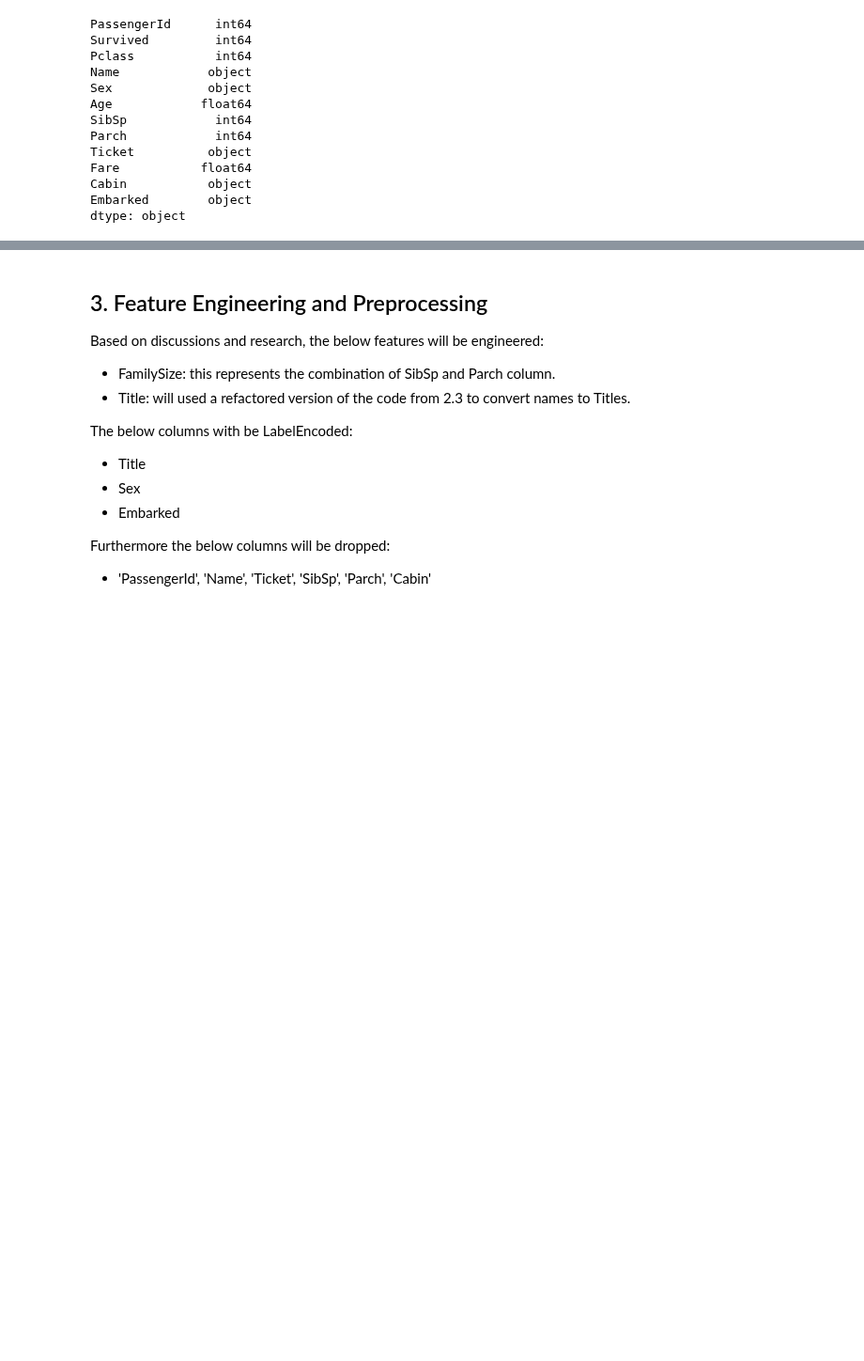
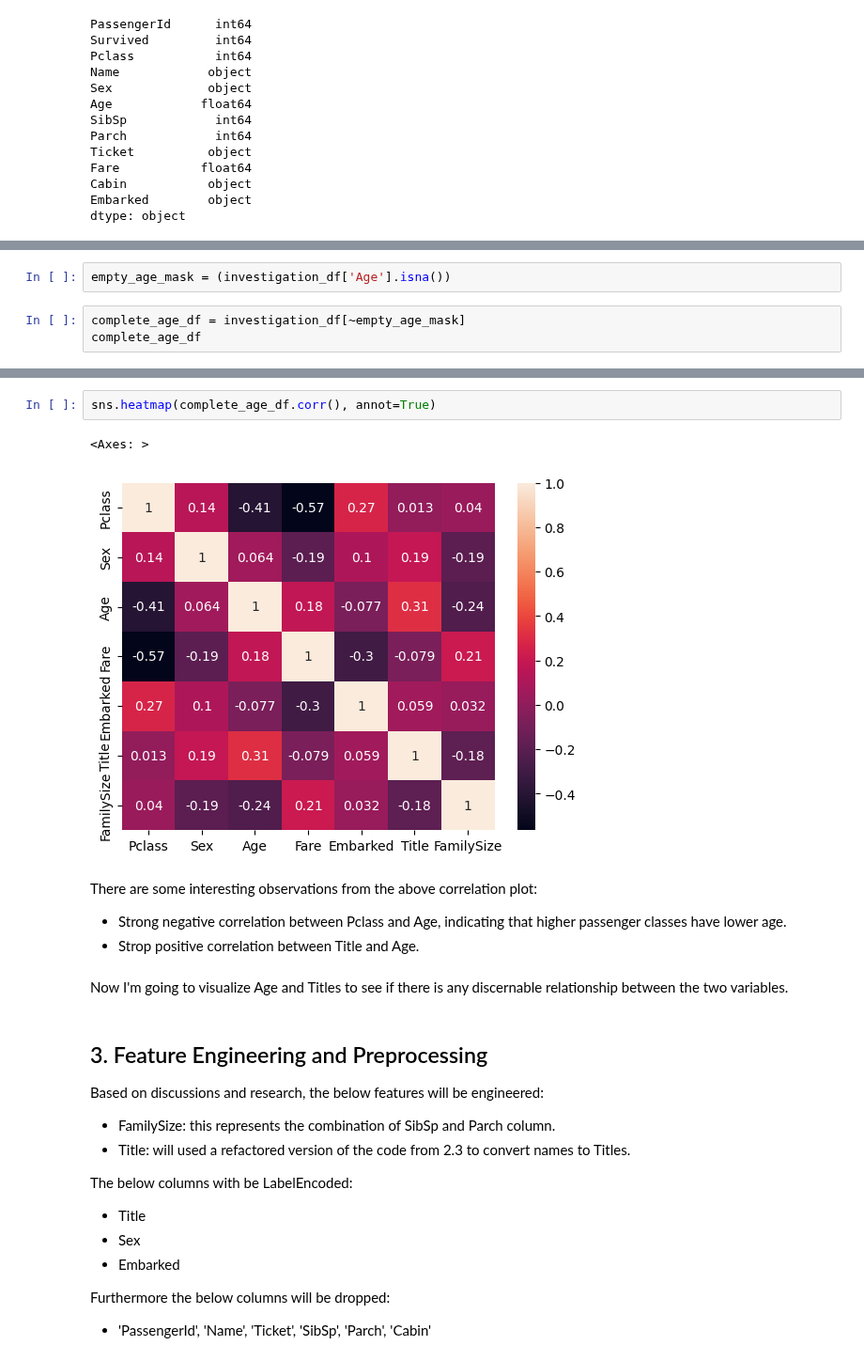
Before and after one commit to Mark-Barbaric/Kaggle, a Jupyter notebook: titanic/titanic.ipynb, the cells around one changed output, grey strips where cells are left out. Shown at 94% size. Cells and saved outputs as stored; diff of their text form; blank space fills up the shorter version.

```diff
--- a/titanic/titanic.ipynb
+++ b/titanic/titanic.ipynb
@@ -211,0 +181,5 @@ sns.heatmap(complete_df.corr(), annot=True)
+# %%
+empty_age_mask = (investigation_df['Age'].isna())
+# %%
+complete_age_df = investigation_df[~empty_age_mask]
+complete_age_df
@@ -212,3 +210,15 @@ sns.heatmap(complete_df.corr(), annot=True)
+# %%
+sns.heatmap(complete_age_df.corr(), annot=True)
+# %% [output]
+<Axes: >
+[figure, added]
+# %% [markdown]
+There are some interesting observations from the above correlation plot:
+
+* Strong negative correlation between Pclass and Age, indicating that higher passenger classes have lower age.
+* Strop positive correlation between Title and Age.
+# %% [markdown]
+Now I'm going to visualize Age and Titles to see if there is any discernable relationship between the two variables.
 # %% [markdown]
 ## 3. Feature Engineering and Preprocessing
 
```
Also changed, not shown: parts of 44 cells of this notebook, 1 other file.
